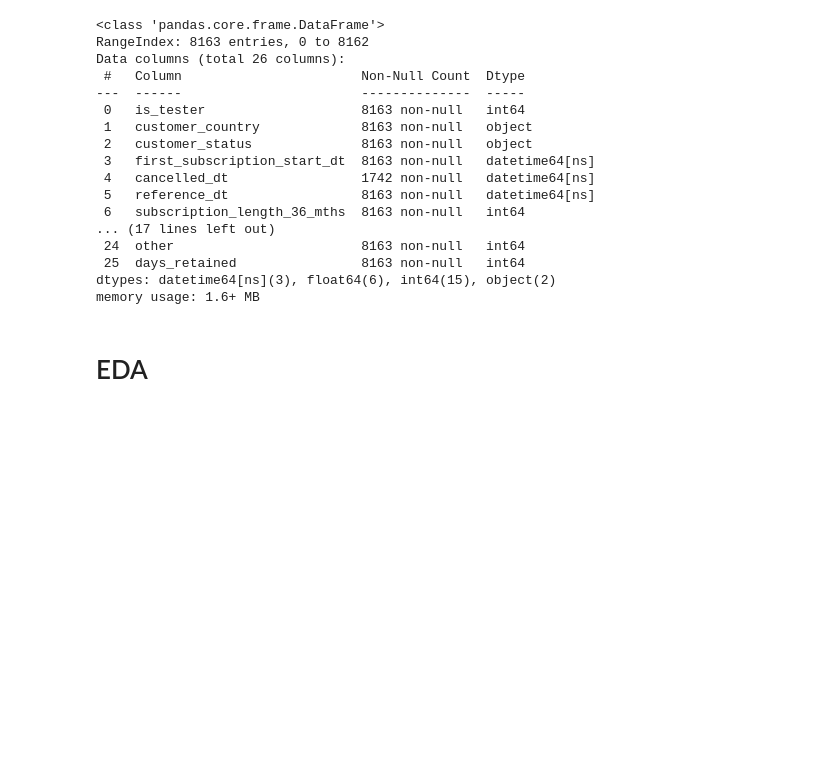
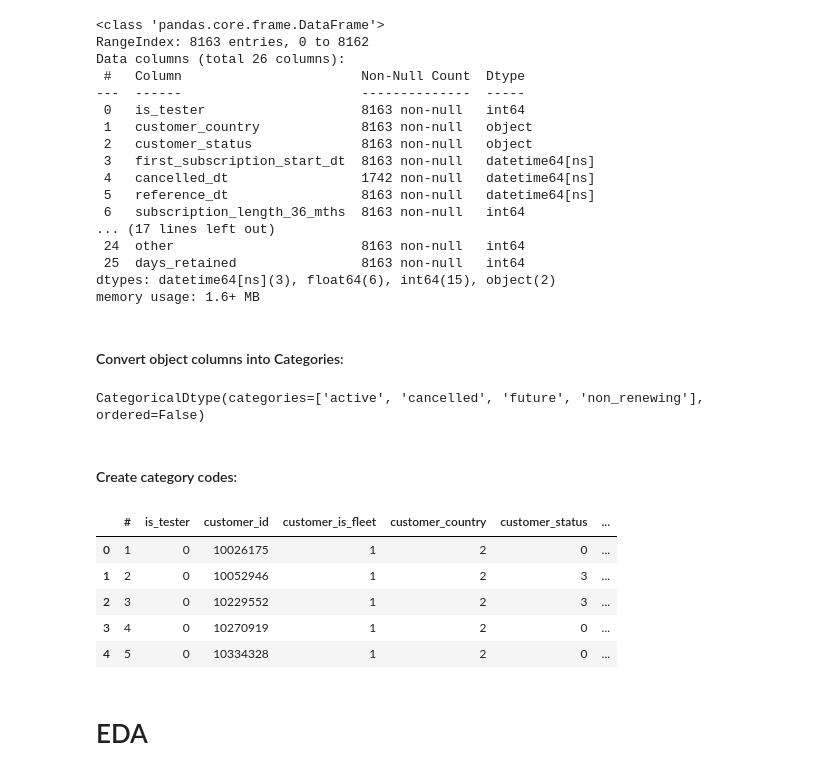
Before and after one commit to PZawieja/sql-vimcar, a Jupyter notebook: ML/Customer Churrn/20211203_customer_churn_prediction.ipynb, the cells around one changed output. Cells and saved outputs as stored; diff of their text form; code cells hidden in the pictures; blank space fills up the shorter version.

```diff
--- a/ML/Customer Churrn/20211203_customer_churn_prediction.ipynb
+++ b/ML/Customer Churrn/20211203_customer_churn_prediction.ipynb
@@ -123,7 +123,5 @@ columns_to_drop
 df.drop(columns_to_drop, axis=1, inplace=True)
 # %%
 # Which columns have Nulls:
-# Create additional columns:
-df['churned'] = np.where(df['cancelled_dt'].isna(), 1, 0)
 df.isna().any()
 # %% [output]
@@ -237,6 +237,29 @@ Data columns (total 26 columns):
  25  days_retained                8163 non-null   int64
 dtypes: datetime64[ns](3), float64(6), int64(15), object(2)
 memory usage: 1.6+ MB
+# %% [markdown]
+#### Convert object columns into Categories:
+# %%
+# This is necessary if we want to build a decision tree.
+df['customer_country'] = df['customer_country'].astype('category')
+df['customer_status'] = df['customer_status'].astype('category')
+df['customer_status'].dtypes
+# %% [output]
+CategoricalDtype(categories=['active', 'cancelled', 'future', 'non_renewing'], ordered=False)
+# %% [markdown]
+#### Create category codes:
+# %%
+cat_columns = df.select_dtypes(['category']).columns
+df[cat_columns] = df[cat_columns].apply(lambda x: x.cat.codes)
+
+df.head()
+# %% [output]
+|  | # | is_tester | customer_id | customer_is_fleet | customer_country | customer_status | ... |
+| 0 | 1 | 0 | 10026175 | 1 | 2 | 0 | ... |
+| 1 | 2 | 0 | 10052946 | 1 | 2 | 3 | ... |
+| 2 | 3 | 0 | 10229552 | 1 | 2 | 3 | ... |
+| 3 | 4 | 0 | 10270919 | 1 | 2 | 0 | ... |
+| 4 | 5 | 0 | 10334328 | 1 | 2 | 0 | ... |
 # %% [markdown]
 # EDA
 # %%
```
Also changed, not shown: parts of 2 cells of this notebook.
